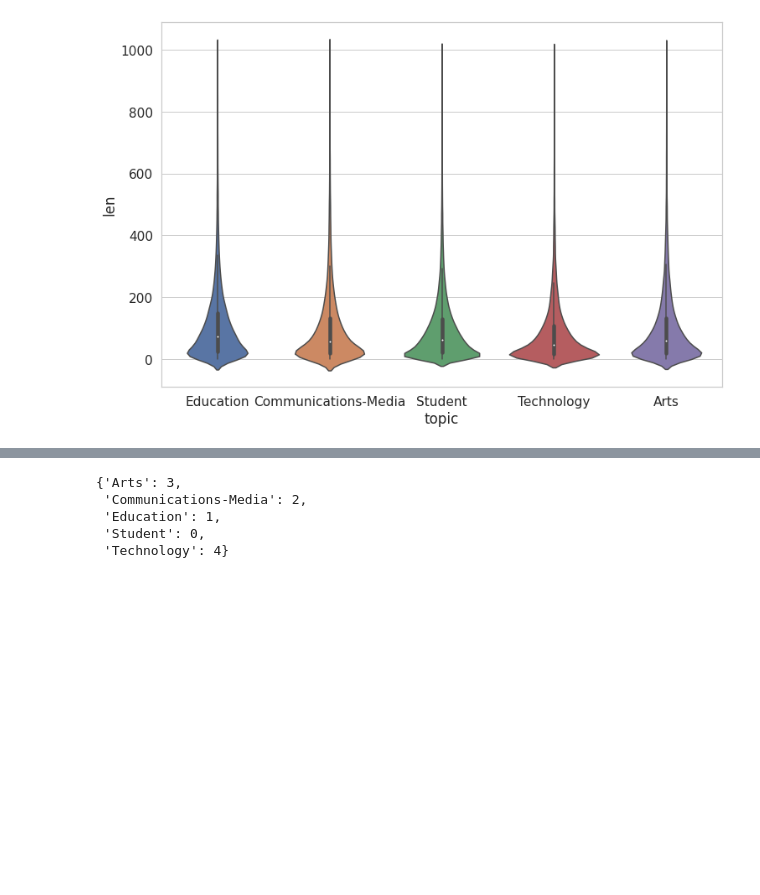
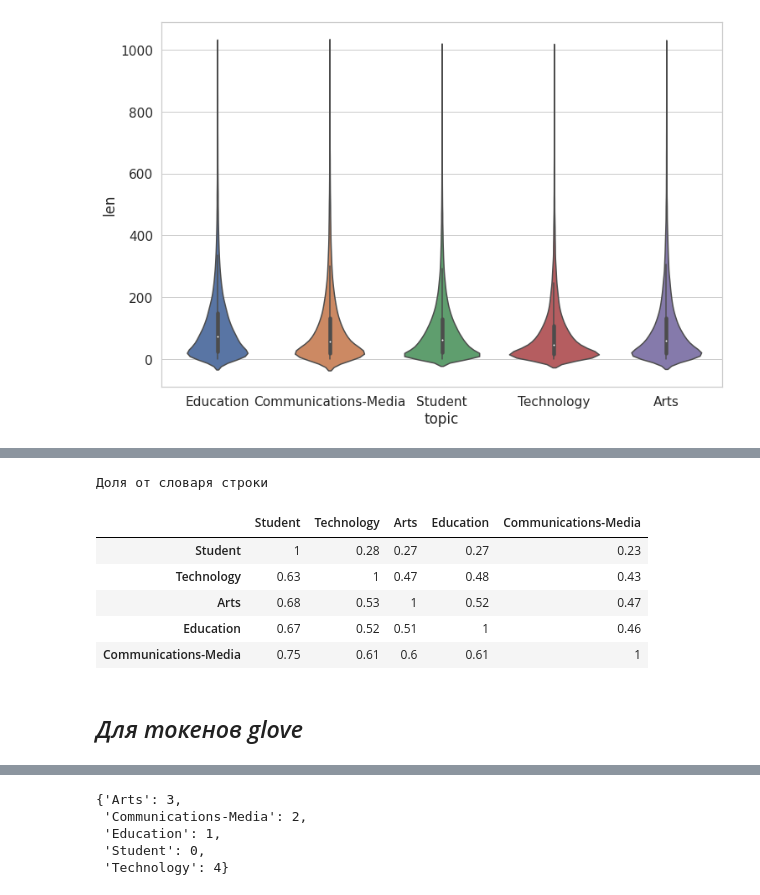
Before and after one commit to prosvirinKir/raai_project, a Jupyter notebook: topic_classifier_6.ipynb, the cells around one changed output, grey strips where cells are left out. Cells and saved outputs as stored; diff of their text form; code cells hidden in the pictures; blank space fills up the shorter version.

```diff
--- a/topic_classifier_6.ipynb
+++ b/topic_classifier_6.ipynb
@@ -214,0 +253,13 @@ len(test_dataset.labels), len(test_dataset.tokenised)
+# %%
+print('Доля от словаря строки')
+df_intersept_ratio
+# %% [output]
+Доля от словаря строки
+|  | Student | Technology | Arts | Education | Communications-Media |
+| Student | 1 | 0.28 | 0.27 | 0.27 | 0.23 |
+| Technology | 0.63 | 1 | 0.47 | 0.48 | 0.43 |
+| Arts | 0.68 | 0.53 | 1 | 0.52 | 0.47 |
+| Education | 0.67 | 0.52 | 0.51 | 1 | 0.46 |
+| Communications-Media | 0.75 | 0.61 | 0.6 | 0.61 | 1 |
+# %% [markdown]
+## *Для токенов glove*
```
Also changed, not shown: parts of 29 cells of this notebook.
